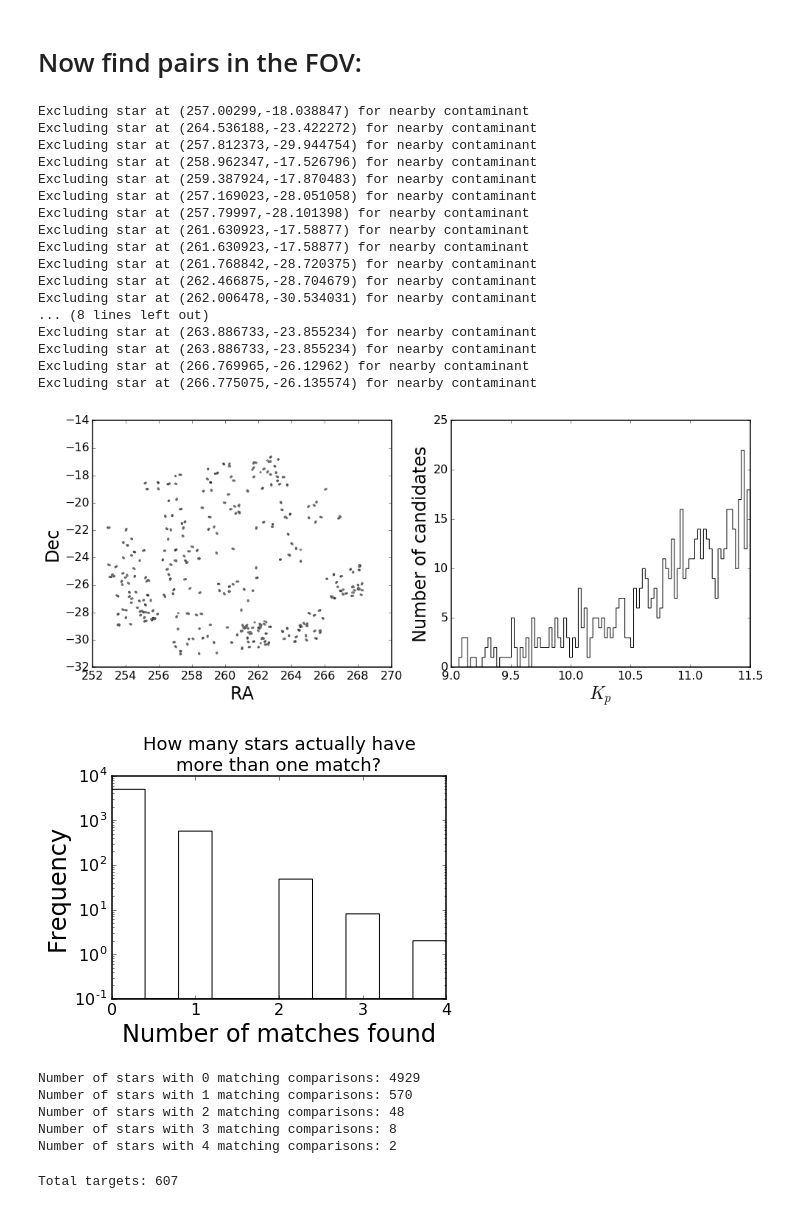
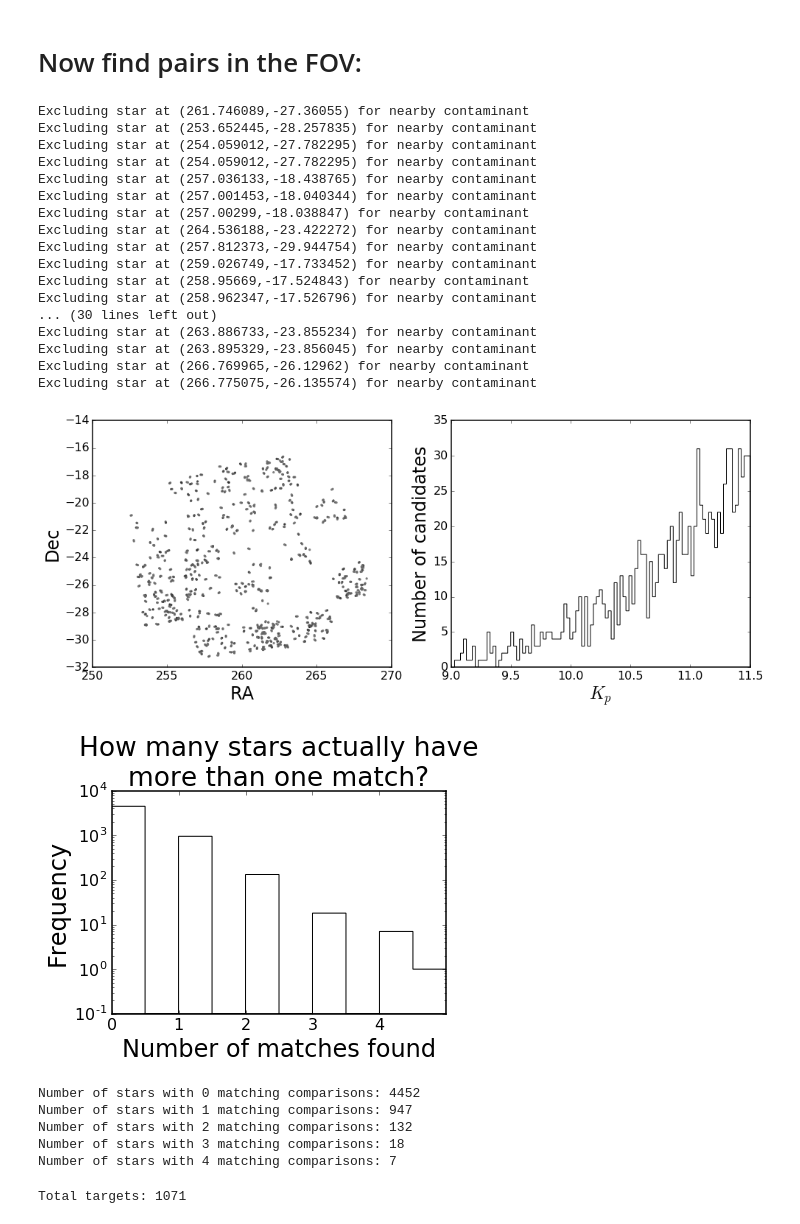
Before and after one commit to bmorris3/K2-twos, a Jupyter notebook: findtargets_campaign11.ipynb, the cells around one changed output. Cells and saved outputs as stored; diff of their text form; code cells hidden in the pictures.

```diff
--- a/findtargets_campaign11.ipynb
+++ b/findtargets_campaign11.ipynb
@@ -169,7 +169,7 @@ contaminant_separation_limit = 0.5 # [arcmin] toss pairs with contaminants this
 late_mag_limit = 11.5
 
 # Impose a tolerance limit on color difference between pair
-J_minus_H_tol = 0.04
+J_minus_H_tol = 0.08
 
 ############################################################
 
@@ -211,44 +211,44 @@ if recalculate:
                 candidate_with_neighbor = SkyCoord(ra, dec, unit=(u.degree, u.degree))
                 separations = candidate_with_neighbor.separation(allstarsonchip).arcmin
                 any_contaminants = np.sum(separations < contaminant_separation_limit)
 
                 if any_contaminants > 1:
                     # There will always be at least one "contaminant" by this
                     # definition (the target star), so trigger on >1
                     no_contaminants[j] = False
                     print("Excluding star at ({0},{1}) for nearby contaminant".format(ra,dec))
 
             # If there are no nearby contaminants, mark this star as a valid
             # candidate with a neighbor
             if no_contaminants.all():
                 has_neighbor[i] = True
 
     candidates_with_neighbors = on_chip[has_neighbor]
     candidates_with_neighbors.sort('Kp')
     ascii.write(candidates_with_neighbors, path, delimiter='\t', format='no_header')
 else:
     candidates_with_neighbors = ascii.read(path)
 
 plotfield(candidates_with_neighbors)
 # %% [output]
+Excluding star at (261.746089,-27.36055) for nearby contaminant
+Excluding star at (253.652445,-28.257835) for nearby contaminant
+Excluding star at (254.059012,-27.782295) for nearby contaminant
+Excluding star at (254.059012,-27.782295) for nearby contaminant
+Excluding star at (257.036133,-18.438765) for nearby contaminant
+Excluding star at (257.001453,-18.040344) for nearby contaminant
 Excluding star at (257.00299,-18.038847) for nearby contaminant
 Excluding star at (264.536188,-23.422272) for nearby contaminant
 Excluding star at (257.812373,-29.944754) for nearby contaminant
+Excluding star at (259.026749,-17.733452) for nearby contaminant
+Excluding star at (258.95669,-17.524843) for nearby contaminant
 Excluding star at (258.962347,-17.526796) for nearby contaminant
-Excluding star at (259.387924,-17.870483) for nearby contaminant
-Excluding star at (257.169023,-28.051058) for nearby contaminant
-Excluding star at (257.79997,-28.101398) for nearby contaminant
-Excluding star at (261.630923,-17.58877) for nearby contaminant
-Excluding star at (261.630923,-17.58877) for nearby contaminant
-Excluding star at (261.768842,-28.720375) for nearby contaminant
-Excluding star at (262.466875,-28.704679) for nearby contaminant
-Excluding star at (262.006478,-30.534031) for nearby contaminant
-... (8 lines left out)
+... (30 lines left out)
 Excluding star at (263.886733,-23.855234) for nearby contaminant
-Excluding star at (263.886733,-23.855234) for nearby contaminant
+Excluding star at (263.895329,-23.856045) for nearby contaminant
 Excluding star at (266.769965,-26.12962) for nearby contaminant
 Excluding star at (266.775075,-26.135574) for nearby contaminant
-[figure, old version]
+[figure, new version]
 # %%
 fig, ax = plt.subplots()
 ax.hist(N_neighbors, histtype='stepfilled', log=True,
@@ -263,13 +263,13 @@ for i in range(5):
     print("Number of stars with {0} matching comparisons: {1}".format(i,
           list(N_neighbors).count(i)))
 # %% [output]
-[figure, old version]
+[figure, new version]
-Number of stars with 0 matching comparisons: 4929
-Number of stars with 1 matching comparisons: 570
-Number of stars with 2 matching comparisons: 48
-Number of stars with 3 matching comparisons: 8
-Number of stars with 4 matching comparisons: 2
+Number of stars with 0 matching comparisons: 4452
+Number of stars with 1 matching comparisons: 947
+Number of stars with 2 matching comparisons: 132
+Number of stars with 3 matching comparisons: 18
+Number of stars with 4 matching comparisons: 7
 # %%
 print 'Total targets:', len(candidates_with_neighbors)
 # %% [output]
-Total targets: 607
+Total targets: 1071
```
Also changed, not shown: parts of 5 cells of this notebook, 2 other files.
